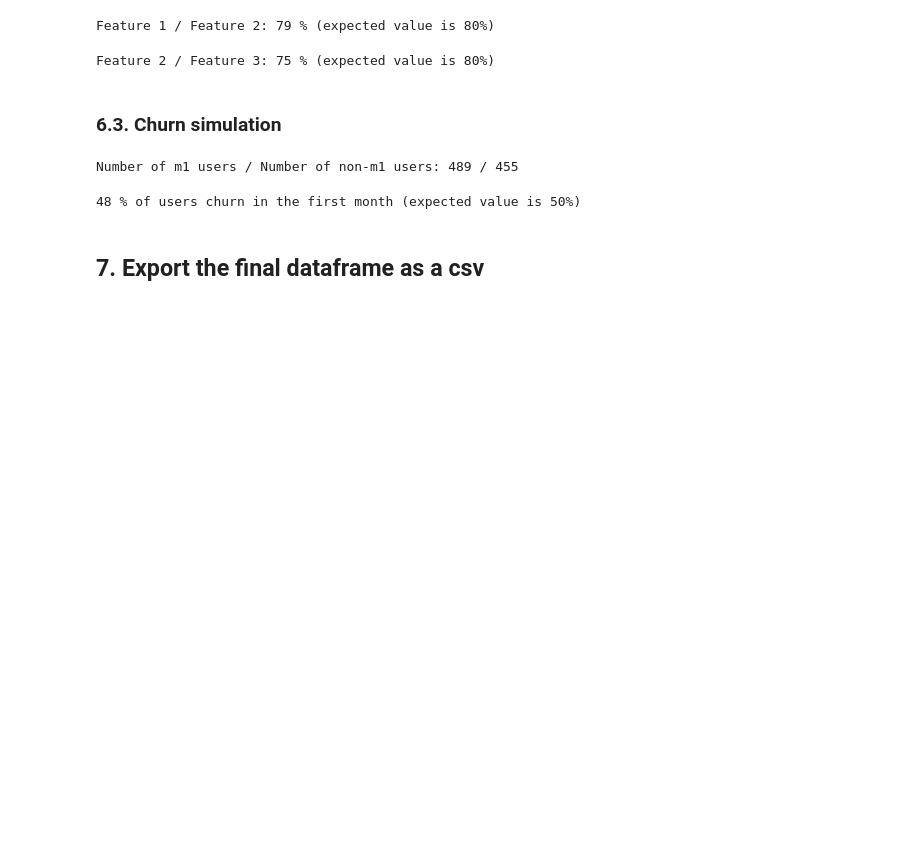
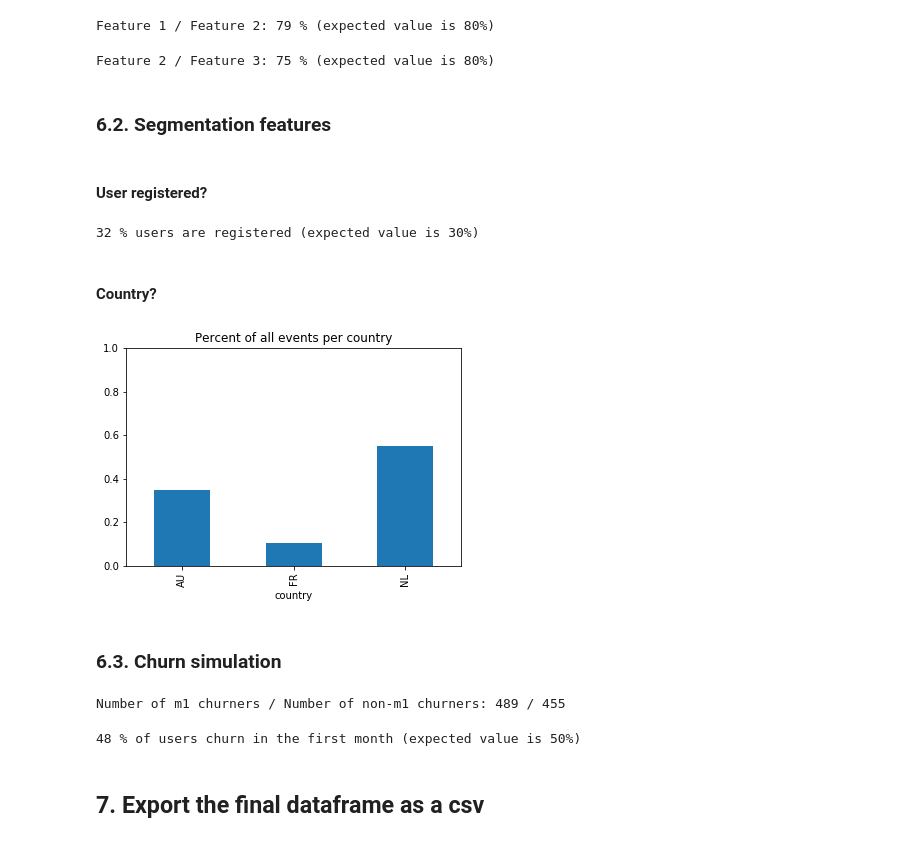
Before and after one commit to josolnik/behavioral-learnings-projects, a Jupyter notebook: Generating product usage data from scratch with Pandas/Generating product usage data from scratch with Pandas.ipynb, the cells around one changed output. Saved outputs shown, nothing was run; the diff lists cells and outputs as text; code cells hidden in the pictures; blank space fills up the shorter version.

Commit message:
Finalized p1

```diff
--- a/Generating product usage data from scratch with Pandas/Generating product usage data from scratch with Pandas.ipynb
+++ b/Generating product usage data from scratch with Pandas/Generating product usage data from scratch with Pandas.ipynb
@@ -394,15 +383,30 @@ print("Feature 2 / Feature 3:", int((final_df[features[2]].mean() / final_df[fea
       , "(expected value is 80%)")
 # %% [output]
 Feature 2 / Feature 3: 75 % (expected value is 80%)
+# %% [markdown]
+### 6.2. Segmentation features
+# %% [markdown]
+#### User registered?
+# %%
+print((final_df['user_registered'].sum() / len(final_df['user_registered'])*100).astype(int), \
+      "% users are registered (expected value is 30%)")
+# %% [output]
+32 % users are registered (expected value is 30%)
+# %% [markdown]
+#### Country?
+# %%
+(final_df.groupby('country')['device_uuid'].count()/ len(final_df)).plot(kind='bar', ylim=(0,1), title="Percent of all events per country");
+# %% [output]
+[figure, added]
 # %% [markdown]
 ### 6.3. Churn simulation
 # %%
 # number of m1 users / number of non-m2 users should be close to 50/50
 m1_users = (user_data_with_usage_features_and_churn_df.groupby('device_uuid')['date'].count() == 1).sum()
 non_m1_users = (user_data_with_usage_features_and_churn_df.groupby('device_uuid')['date'].count() != 1).sum()
-print("Number of m1 users / Number of non-m1 users:", m1_users, "/", non_m1_users)
+print("Number of m1 churners / Number of non-m1 churners:", m1_users, "/", non_m1_users)
 # %% [output]
-Number of m1 users / Number of non-m1 users: 489 / 455
+Number of m1 churners / Number of non-m1 churners: 489 / 455
 # %%
 # checking that 50% of users churn in the first month
 m1_users = (final_df.groupby('device_uuid')['date'].count() == 1).sum()
```
Also changed, not shown: parts of 5 cells of this notebook.
